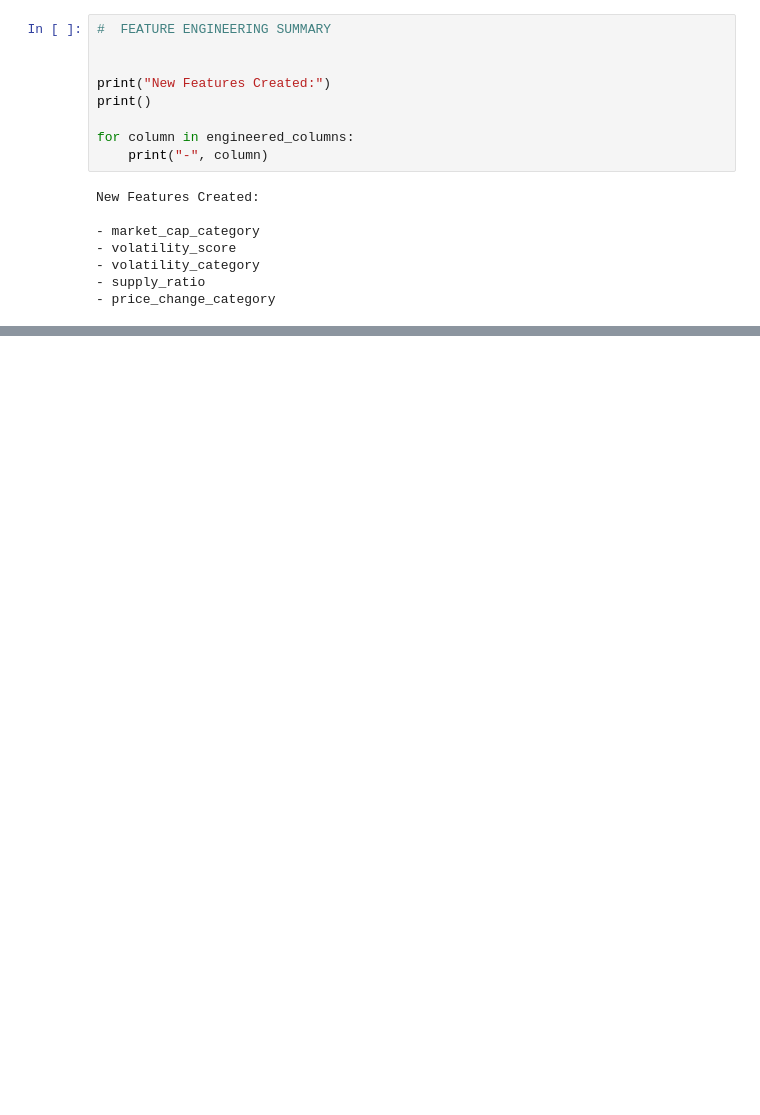
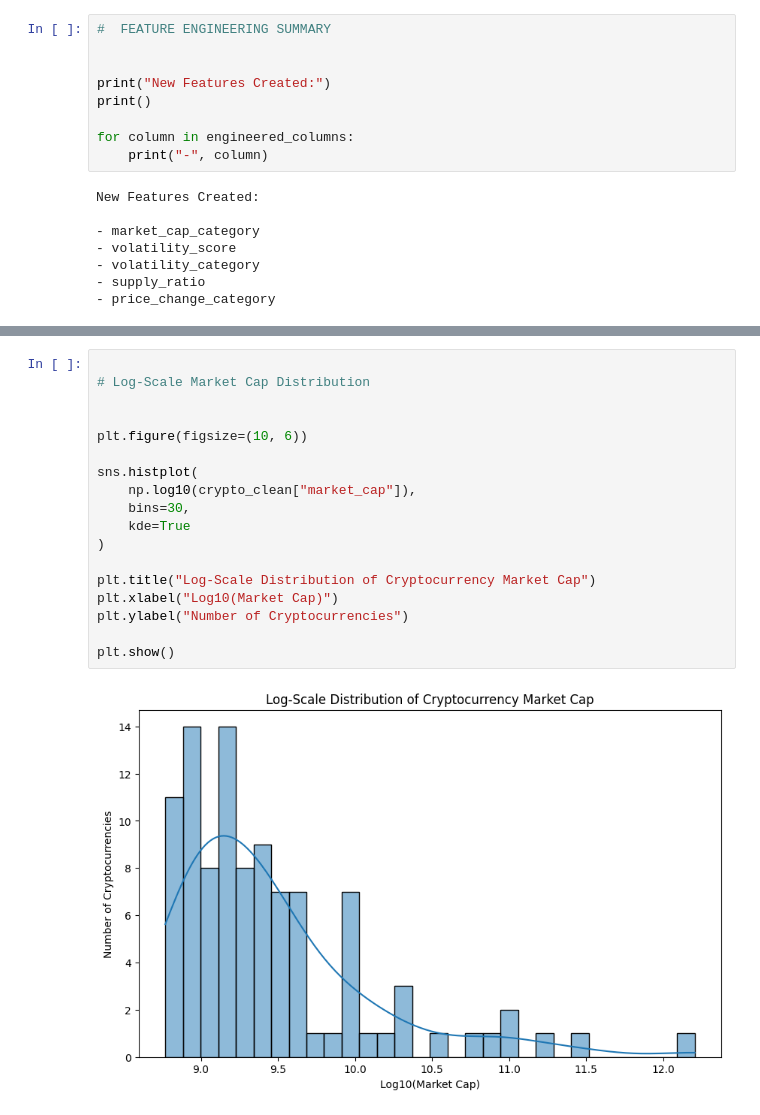
Before and after one commit to greeshavaishnavi09/Advanced_Multi_Source_Pipeline, a Jupyter notebook: research/01_multi_source_pipeline.ipynb, the cells around one changed output, grey strips where cells are left out. Cells and saved outputs as stored; diff of their text form; blank space fills up the shorter version.

```diff
--- a/research/01_multi_source_pipeline.ipynb
+++ b/research/01_multi_source_pipeline.ipynb
@@ -977,0 +1060,20 @@ print(
+# %%
+
+# Log-Scale Market Cap Distribution
+
+
+plt.figure(figsize=(10, 6))
+
+sns.histplot(
+    np.log10(crypto_clean["market_cap"]),
+    bins=30,
+    kde=True
+)
+
+plt.title("Log-Scale Distribution of Cryptocurrency Market Cap")
+plt.xlabel("Log10(Market Cap)")
+plt.ylabel("Number of Cryptocurrencies")
+
+plt.show()
+# %% [output]
+[figure, added]
```
Also changed, not shown: parts of 60 cells of this notebook, 1 other file.
